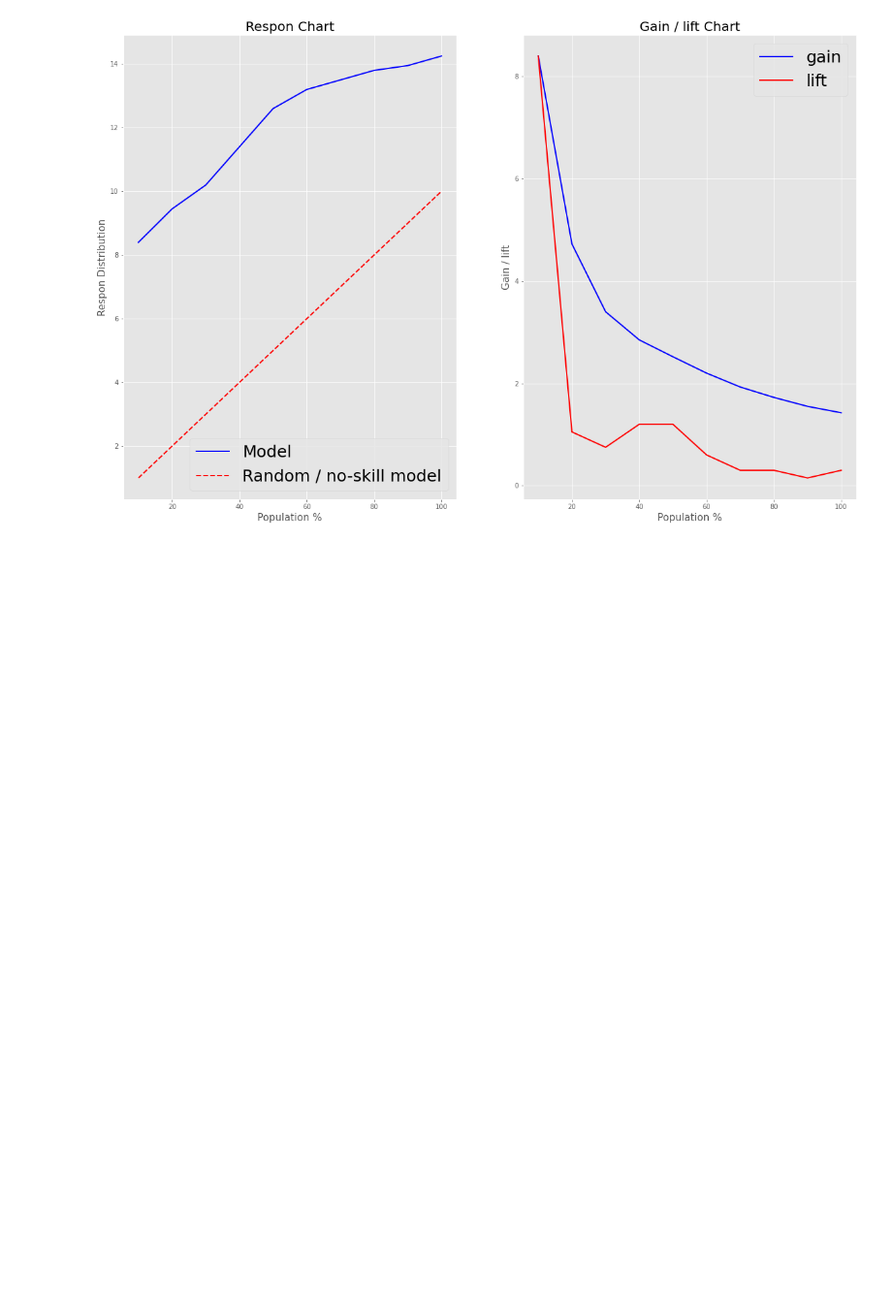
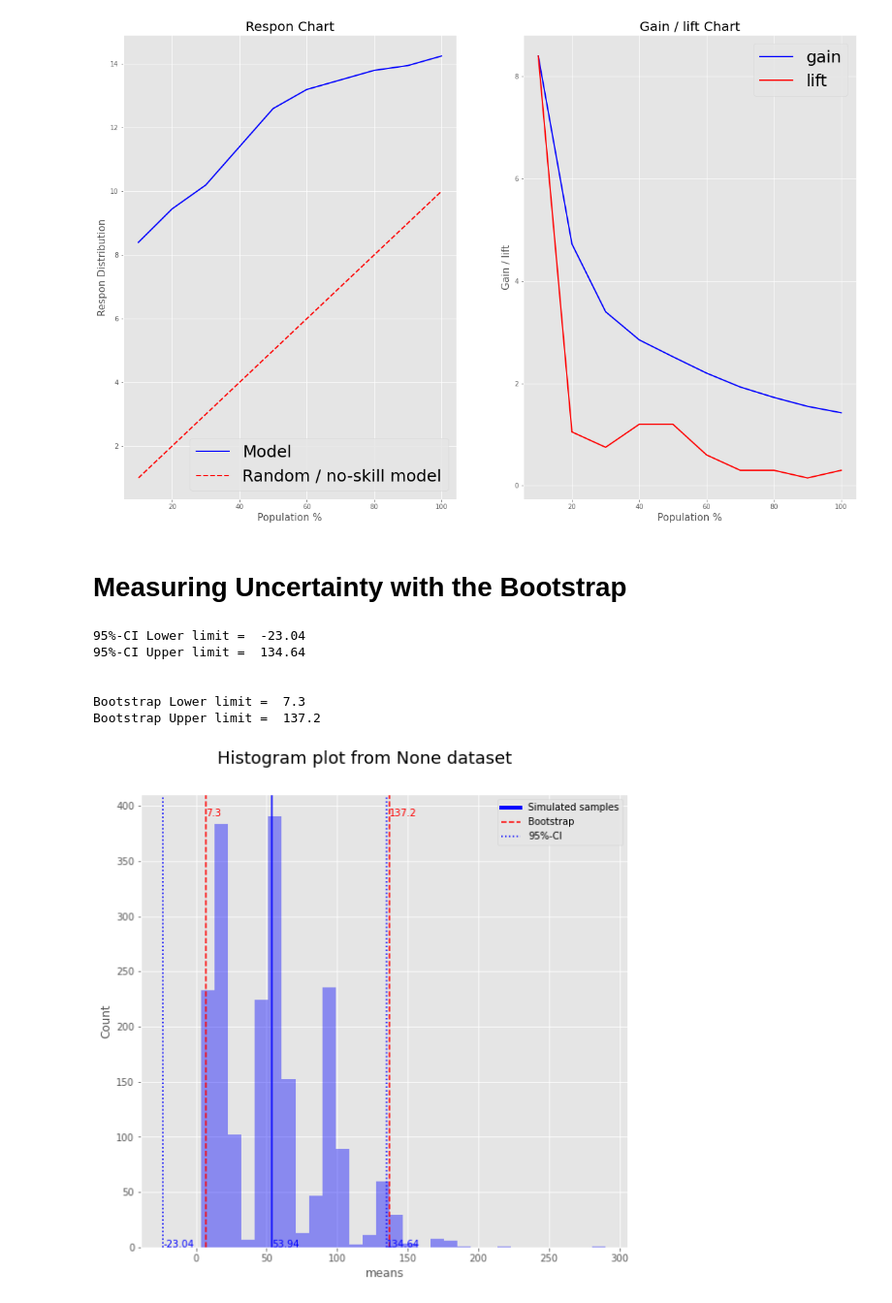
Before and after one commit to imanursar/Machine-Learning-Notes, a Jupyter notebook: Custom Function/Statistic Function.ipynb, the cells around one changed output. Shown at 97% size. Cells and saved outputs as stored; diff of their text form; code cells hidden in the pictures; blank space fills up the shorter version.

```diff
--- a/Custom Function/Statistic Function.ipynb
+++ b/Custom Function/Statistic Function.ipynb
@@ -813,3 +813,22 @@ df2
 result = statistic.gain_lift(df2)
 # %% [output]
 [figure]
+# %% [markdown]
+# Measuring Uncertainty with the Bootstrap
+# %%
+### Generating the data
+
+times = [2,2,3,5,6,9,10,47,61,413]
+experience = [11,17,18,1,10,4,6,3,8,0]
+
+data_df = pd.DataFrame({'times': times, 'experience': experience})
+# %%
+statistic.bootstrap(data_df,['times','experience'],methods='mean')
+# %% [output]
+95%-CI Lower limit =  -23.04
+95%-CI Upper limit =  134.64
+
+
+Bootstrap Lower limit =  7.3
+Bootstrap Upper limit =  137.2
+[figure, added]
```
Also changed, not shown: parts of 23 cells of this notebook.
